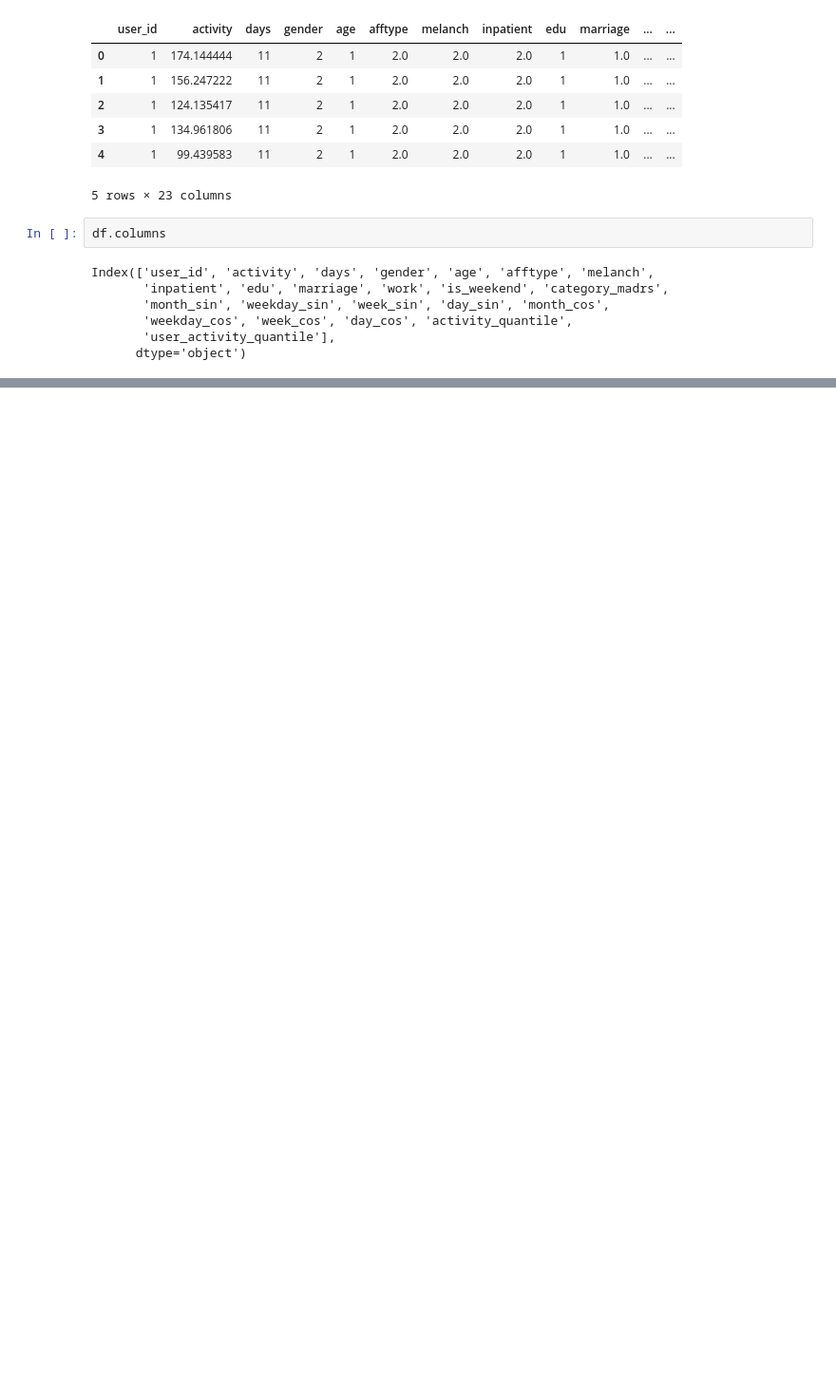
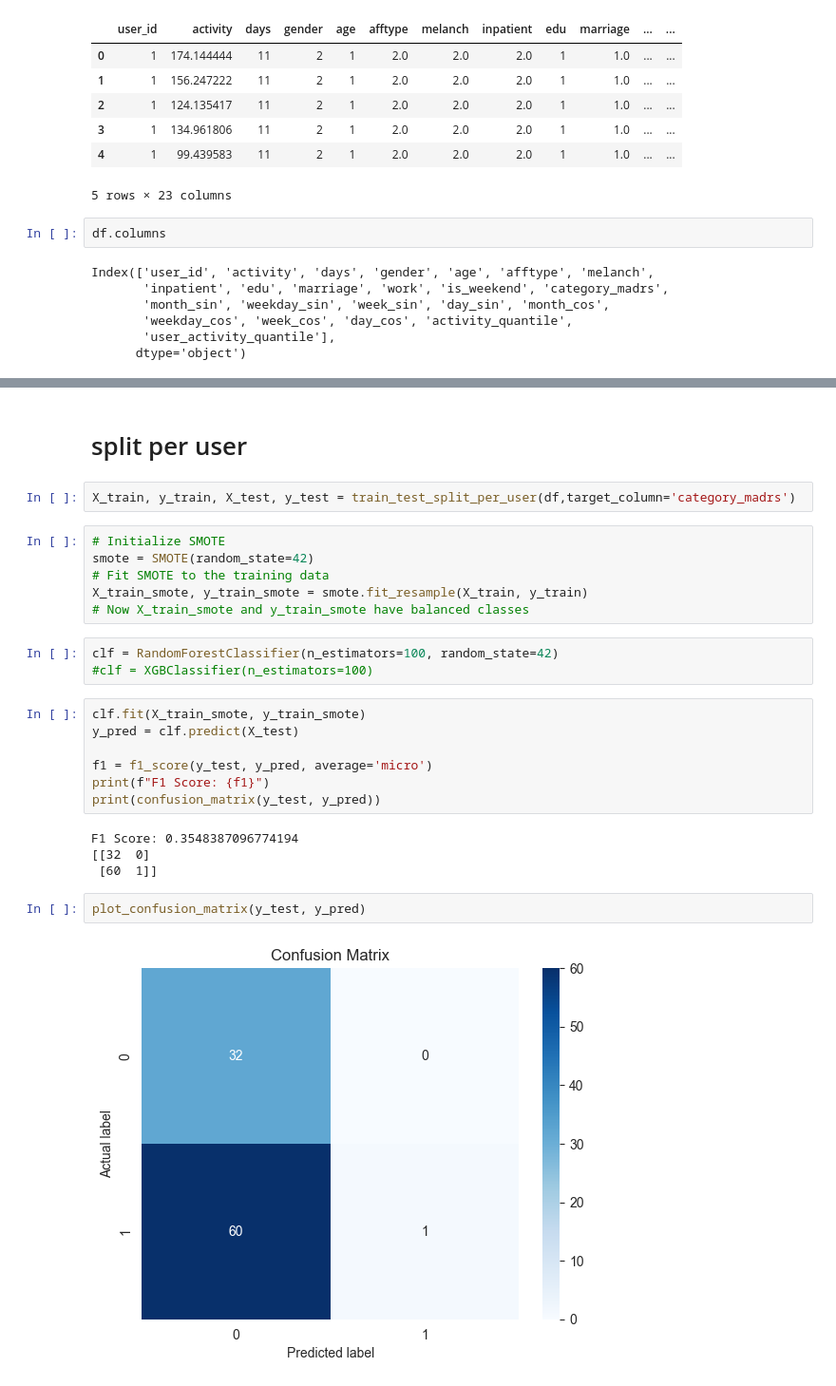
Before and after one commit to kcristinaa/-un-fairness-evaluation, a Jupyter notebook: notebooks_models/depresjon_generic_models.ipynb, the cells around one changed output, grey strips where cells are left out. Shown: that part at 95% size. Cells and saved outputs as stored; diff of their text form; blank space fills up the shorter version.

```diff
--- a/notebooks_models/depresjon_generic_models.ipynb
+++ b/notebooks_models/depresjon_generic_models.ipynb
@@ -201,0 +166,28 @@ plt.show()
+# %% [markdown]
+# split per user
+# %%
+X_train, y_train, X_test, y_test = train_test_split_per_user(df,target_column='category_madrs')
+# %%
+# Initialize SMOTE
+smote = SMOTE(random_state=42)
+# Fit SMOTE to the training data
+X_train_smote, y_train_smote = smote.fit_resample(X_train, y_train)
+# Now X_train_smote and y_train_smote have balanced classes
+# %%
+clf = RandomForestClassifier(n_estimators=100, random_state=42)
+#clf = XGBClassifier(n_estimators=100)
+# %%
+clf.fit(X_train_smote, y_train_smote)
+y_pred = clf.predict(X_test)
+
+f1 = f1_score(y_test, y_pred, average='micro')
+print(f"F1 Score: {f1}")
+print(confusion_matrix(y_test, y_pred))
+# %% [output]
+F1 Score: 0.3548387096774194
+[[32  0]
+ [60  1]]
+# %%
+plot_confusion_matrix(y_test, y_pred)
+# %% [output]
+[figure, added]
```
Also changed, not shown: parts of 30 cells of this notebook, 8 other files.
